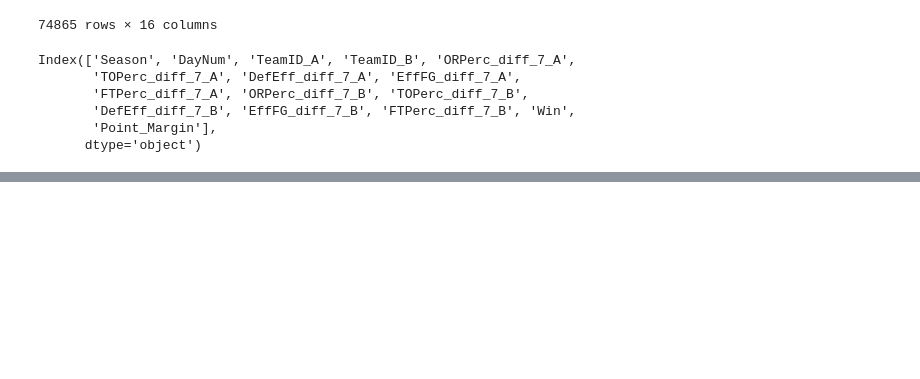
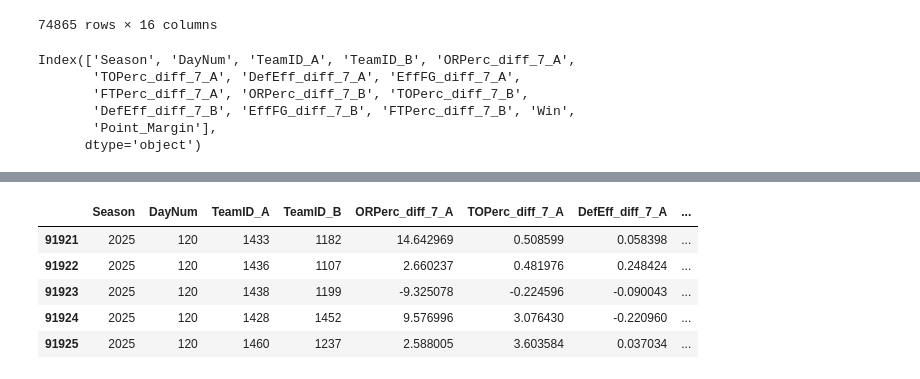
Before and after one commit to sidthakur08/mm-2025, a Jupyter notebook: explore.ipynb, the cells around one changed output, grey strips where cells are left out. Cells and saved outputs as stored; diff of their text form; code cells hidden in the pictures; blank space fills up the shorter version.

```diff
--- a/explore.ipynb
+++ b/explore.ipynb
@@ -563,0 +562,10 @@ Validation Brier Score with tuned model: 0.16464200531537548
+# %%
+data_2025 = df_final[df_final['Season']==2025]
+data_2025.tail()
+# %% [output]
+|  | Season | DayNum | TeamID_A | TeamID_B | ORPerc_diff_7_A | TOPerc_diff_7_A | DefEff_diff_7_A | ... |
+| 91921 | 2025 | 120 | 1433 | 1182 | 14.642969 | 0.508599 | 0.058398 | ... |
+| 91922 | 2025 | 120 | 1436 | 1107 | 2.660237 | 0.481976 | 0.248424 | ... |
+| 91923 | 2025 | 120 | 1438 | 1199 | -9.325078 | -0.224596 | -0.090043 | ... |
+| 91924 | 2025 | 120 | 1428 | 1452 | 9.576996 | 3.076430 | -0.220960 | ... |
+| 91925 | 2025 | 120 | 1460 | 1237 | 2.588005 | 3.603584 | 0.037034 | ... |
```
Also changed, not shown: parts of 11 cells of this notebook.
